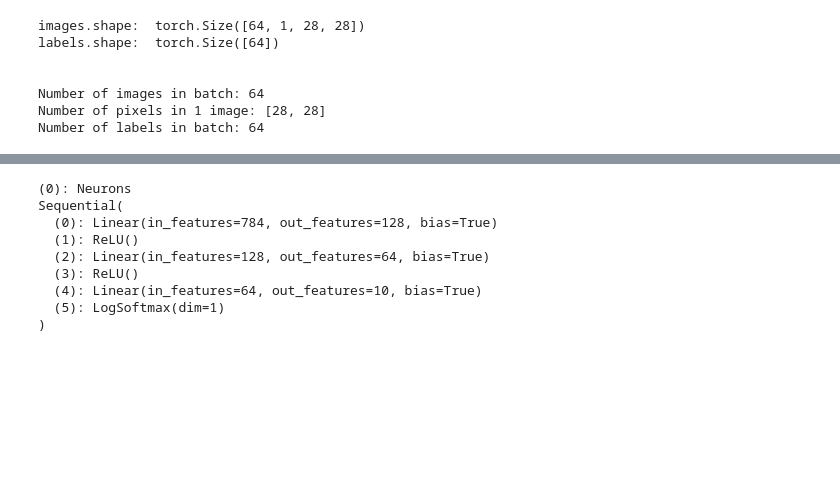
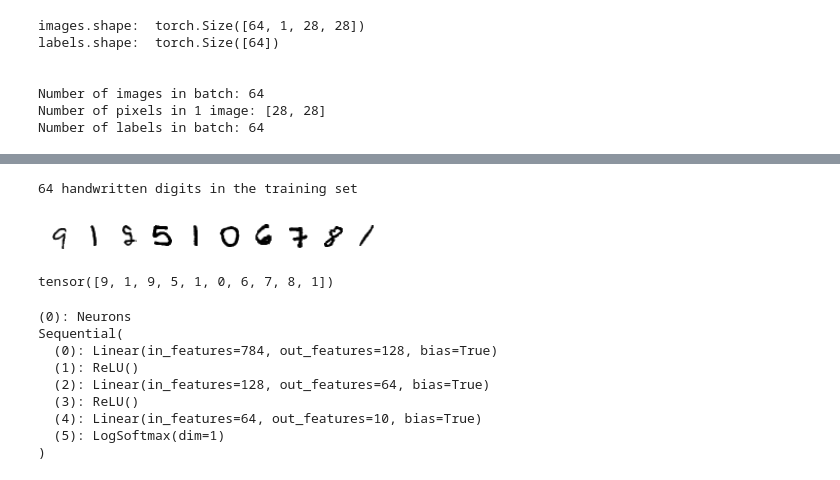
Before and after one commit to sierracthomas/CNN-Project-Summer-2024, a Jupyter notebook: main/handwriting_rec_tutorial.ipynb, the cells around one changed output, grey strips where cells are left out. Cells and saved outputs as stored; diff of their text form; code cells hidden in the pictures; blank space fills up the shorter version.

```diff
--- a/main/handwriting_rec_tutorial.ipynb
+++ b/main/handwriting_rec_tutorial.ipynb
@@ -65,3 +65,19 @@ for index in range(1, num_of_images + 1):
+# %%
+# can we print 60 of these digits in the training data?
+
+print("64 handwritten digits in the training set")
+figure = plt.figure()
+num_of_images = 10
+for index in range(0, num_of_images):
+    plt.subplot(1, 10, index + 1)
+    plt.axis('off')
+    plt.imshow(images[index].numpy().squeeze(), cmap='gray_r')
+plt.show()
+print(labels[0:num_of_images])
+# %% [output]
+64 handwritten digits in the training set
+[figure, added]
+tensor([9, 1, 9, 5, 1, 0, 6, 7, 8, 1])
 # %%
 # look at structure of neural network
 # play with these values to make the NN better!
```
Also changed, not shown: parts of 9 cells of this notebook.
